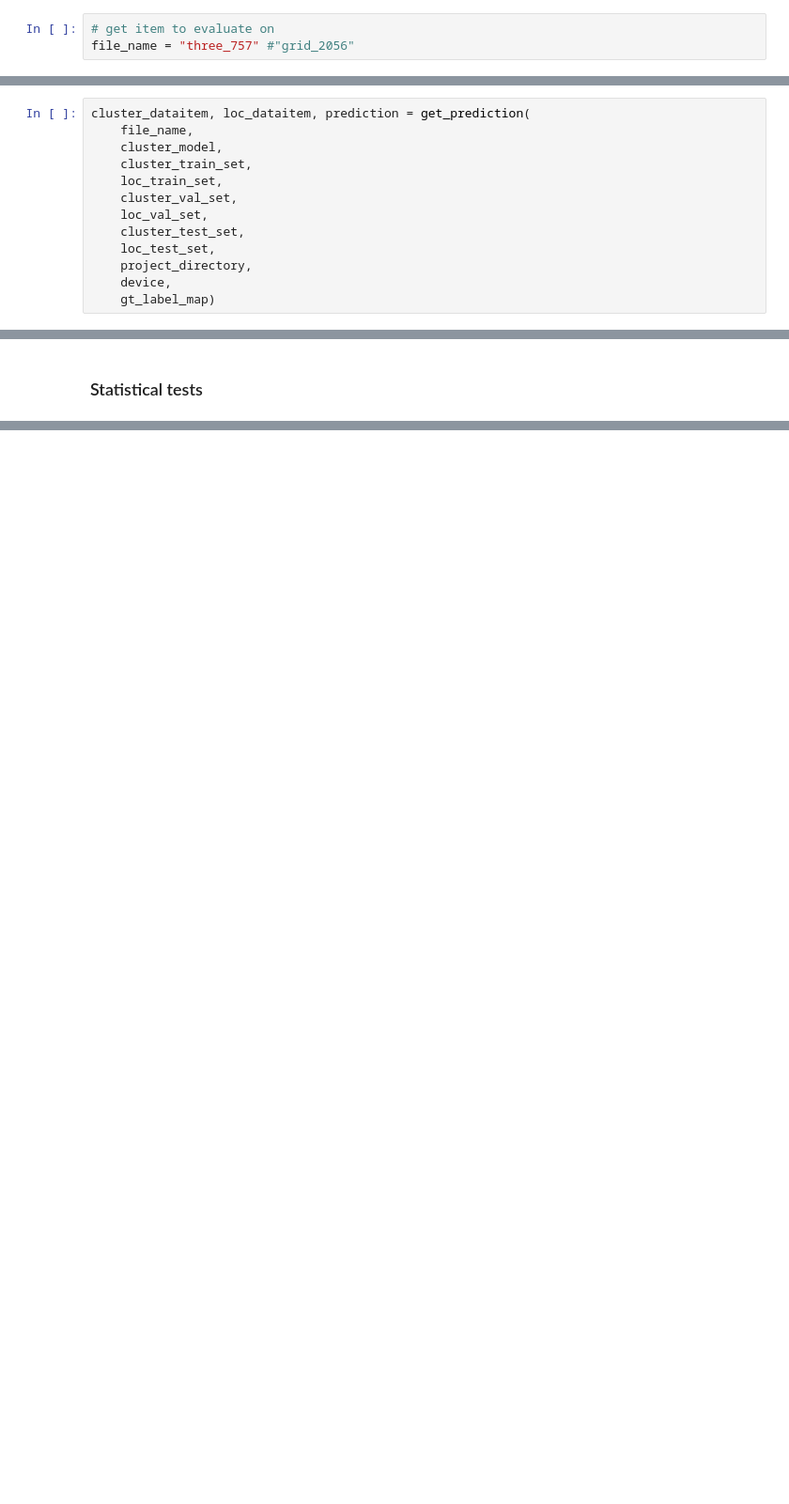
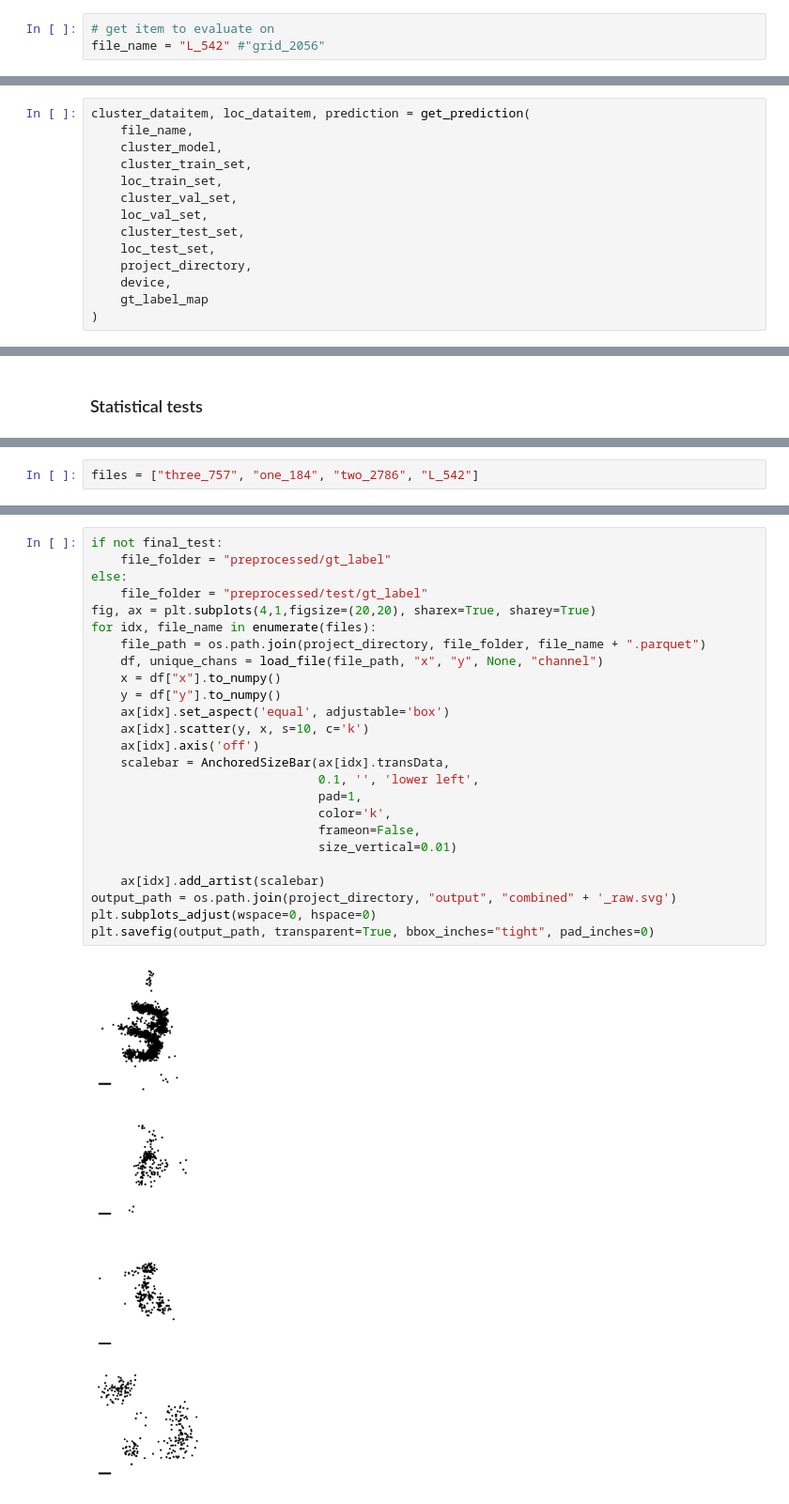
Before and after one commit to oubino/locpix_points, a Jupyter notebook: digits_letters/task_1_finaltest/scripts/analysis.ipynb, the cells around one changed output, grey strips where cells are left out. Shown at 94% size. Saved outputs shown, nothing was run; the diff lists cells and outputs as text; blank space fills up the shorter version.

Commit message:
Identify incorrect predicted fovs & make publication figures

```diff
--- a/digits_letters/task_1_finaltest/scripts/analysis.ipynb
+++ b/digits_letters/task_1_finaltest/scripts/analysis.ipynb
@@ -429,7 +436,7 @@ if final_test:
 ### Graph structure explainability
 # %%
 # get item to evaluate on
-file_name = "three_757" #"grid_2056"
+file_name = "L_542" #"grid_2056"
 # %% [markdown]
 #### Load in configuration
 # %%
@@ -622,6 +628,7 @@ cluster_dataitem, loc_dataitem, prediction = get_prediction(
     loc_test_set,
     project_directory,
     device,
-    gt_label_map)
+    gt_label_map
+)
 # %% [output]
 -----
@@ -716,0 +776,2 @@ attention_eval(cluster_model, attention_config, cluster_dataitem, device, loc_da
+# %%
+files = ["three_757", "one_184", "two_2786", "L_542"]
@@ -716,0 +780,27 @@ attention_eval(cluster_model, attention_config, cluster_dataitem, device, loc_da
+# %%
+if not final_test:
+    file_folder = "preprocessed/gt_label"
+else:
+    file_folder = "preprocessed/test/gt_label"
+fig, ax = plt.subplots(4,1,figsize=(20,20), sharex=True, sharey=True)
+for idx, file_name in enumerate(files):
+    file_path = os.path.join(project_directory, file_folder, file_name + ".parquet")
+    df, unique_chans = load_file(file_path, "x", "y", None, "channel")
+    x = df["x"].to_numpy()
+    y = df["y"].to_numpy()
+    ax[idx].set_aspect('equal', adjustable='box')
+    ax[idx].scatter(y, x, s=10, c='k')
+    ax[idx].axis('off')
+    scalebar = AnchoredSizeBar(ax[idx].transData,
+                               0.1, '', 'lower left',
+                               pad=1,
+                               color='k',
+                               frameon=False,
+                               size_vertical=0.01)
+
+    ax[idx].add_artist(scalebar)
+output_path = os.path.join(project_directory, "output", "combined" + '_raw.svg')
+plt.subplots_adjust(wspace=0, hspace=0)
+plt.savefig(output_path, transparent=True, bbox_inches="tight", pad_inches=0)
+# %% [output]
+[figure, added]
```
Also changed, not shown: parts of 16 cells of this notebook.
